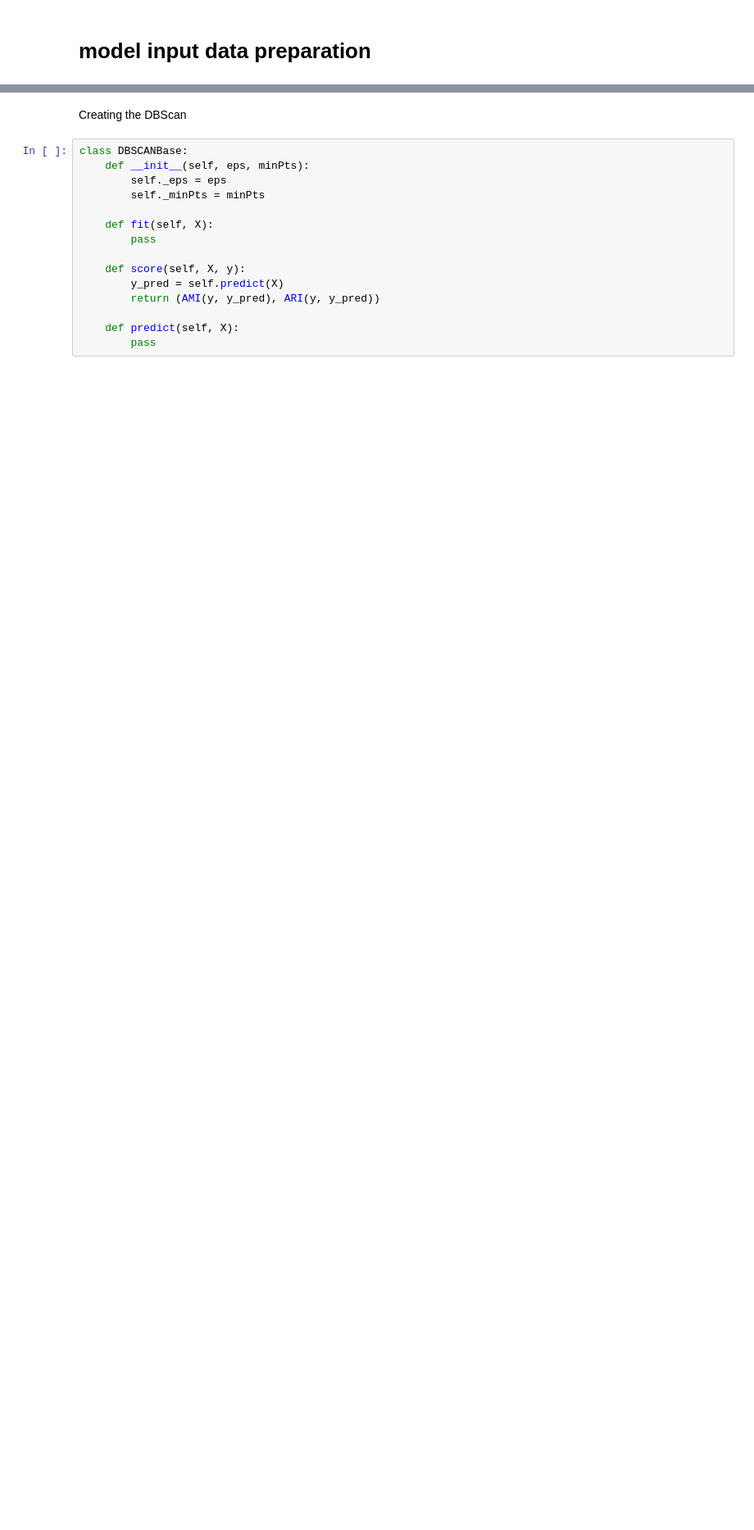
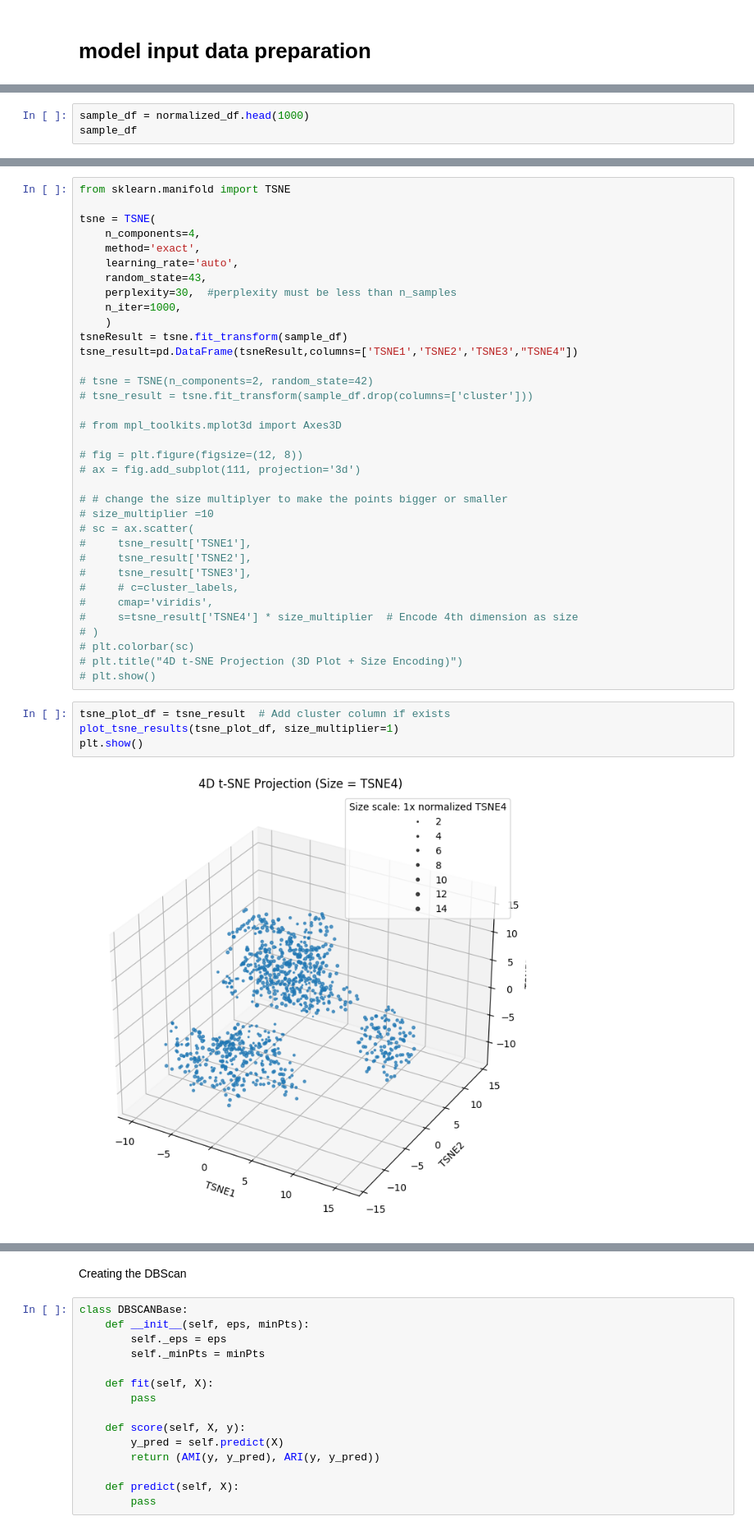
Before and after one commit to RapidSpectraX-Final-Year-Project/1.0, a Jupyter notebook: siamese.ipynb, the cells around one changed output, grey strips where cells are left out. Shown at 82% size. Cells and saved outputs as stored; diff of their text form; blank space fills up the shorter version.

Commit message:
add plot_tsne_results function

```diff
--- a/siamese.ipynb
+++ b/siamese.ipynb
@@ -65,0 +112,3 @@ spectra = list(mgf.read(mgf_file_path))
+# %%
+sample_df = normalized_df.head(1000)
+sample_df
@@ -73,0 +221,41 @@ for spectrum in spectra:
+# %%
+from sklearn.manifold import TSNE
+
+tsne = TSNE(
+    n_components=4,
+    method='exact',
+    learning_rate='auto',
+    random_state=43,
+    perplexity=30,  #perplexity must be less than n_samples
+    n_iter=1000,
+    )
+tsneResult = tsne.fit_transform(sample_df)
+tsne_result=pd.DataFrame(tsneResult,columns=['TSNE1','TSNE2','TSNE3',"TSNE4"])
+
+# tsne = TSNE(n_components=2, random_state=42)
+# tsne_result = tsne.fit_transform(sample_df.drop(columns=['cluster']))
+
+# from mpl_toolkits.mplot3d import Axes3D
+
+# fig = plt.figure(figsize=(12, 8))
+# ax = fig.add_subplot(111, projection='3d')
+
+# # change the size multiplyer to make the points bigger or smaller
+# size_multiplier =10
+# sc = ax.scatter(
+#     tsne_result['TSNE1'],
+#     tsne_result['TSNE2'],
+#     tsne_result['TSNE3'],
+#     # c=cluster_labels,
+#     cmap='viridis',
+#     s=tsne_result['TSNE4'] * size_multiplier  # Encode 4th dimension as size
+# )
+# plt.colorbar(sc)
+# plt.title("4D t-SNE Projection (3D Plot + Size Encoding)")
+# plt.show()
+# %%
+tsne_plot_df = tsne_result  # Add cluster column if exists
+plot_tsne_results(tsne_plot_df, size_multiplier=1)
+plt.show()
+# %% [output]
+[figure, added]
```
Also changed, not shown: parts of 21 cells of this notebook.
